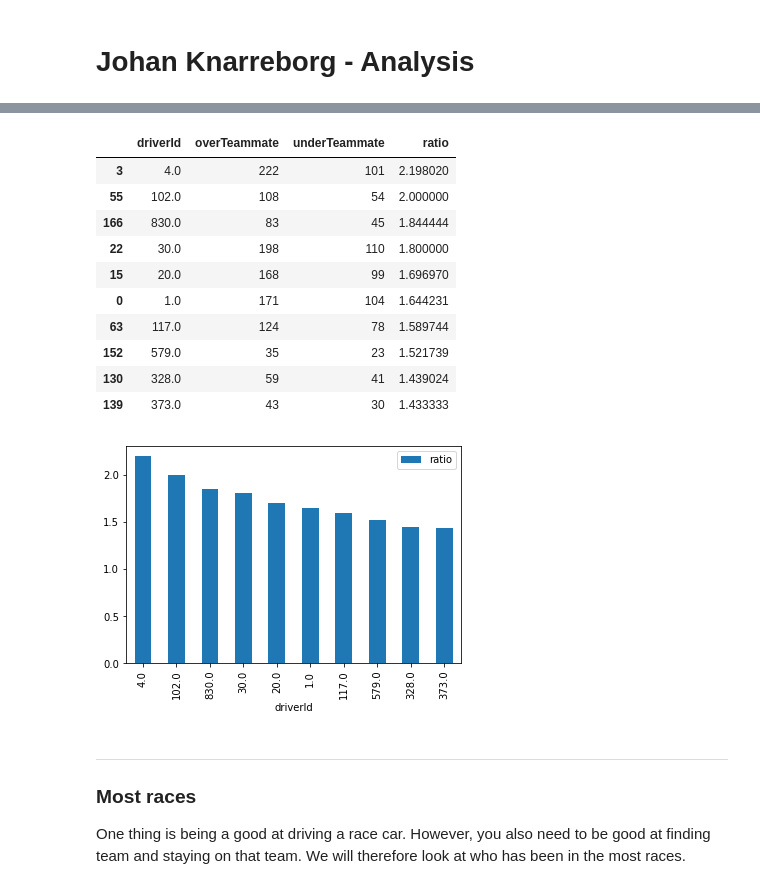
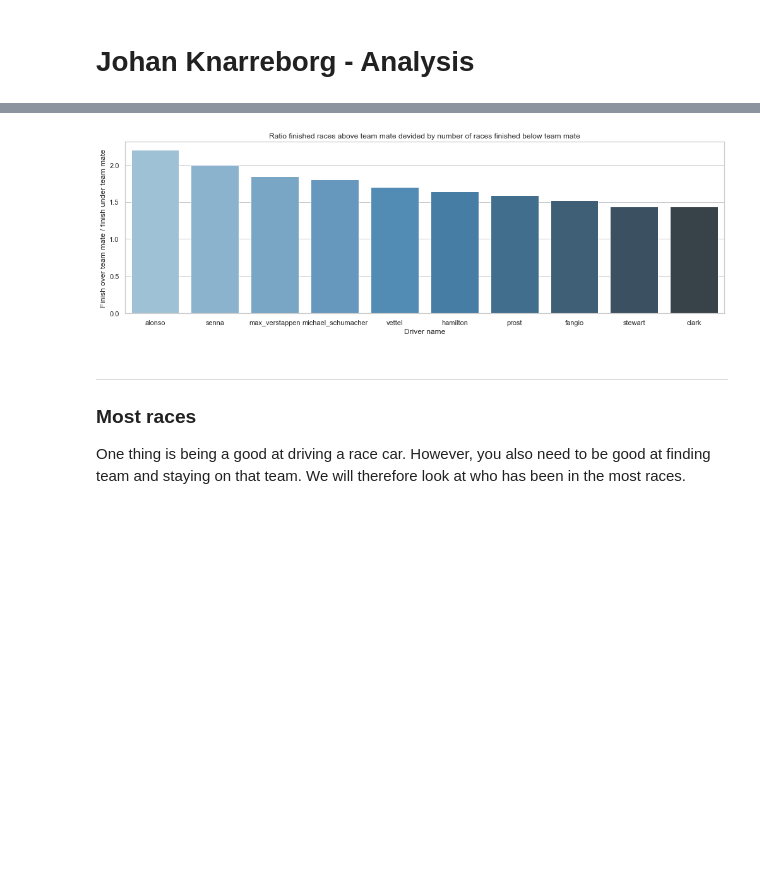
Before and after one commit to data301-2021-winter1/group16-project, a Jupyter notebook: notebooks/analysis1_analysis.ipynb, the cells around one changed output, grey strips where cells are left out. Saved outputs shown, nothing was run; the diff lists cells and outputs as text; code cells hidden in the pictures; blank space fills up the shorter version.

```diff
--- a/notebooks/analysis1_analysis.ipynb
+++ b/notebooks/analysis1_analysis.ipynb
@@ -114,4 +92,4 @@ We now see that only a handfull of people are outliers in this boxplot, with one
 # %%
-top_driver = pd.merge(avg_point,drivers[["driverId","driverRef"]],on="driverId",how="left").sort_values(by="avg_point",ascending = False)
-top_driver.head(1)
+top_driver = pd.merge(avg_point,drivers[["driverId","driverRef"]],on="driverId",how="left").sort_values(by="avg_point",ascending = False).reset_index()
+top_driver[["avg_point","driverRef"]].head(10)
 # %% [output]
@@ -150,6 +122,15 @@ Another way to normalize this is to look at the average finishing position of ea
 driver_finish = results_races[["driverId","driverRef","positionOrder"]].copy()
 driver_finish_mean = driver_finish.groupby("driverId").mean().reset_index()
 driver_finish_mean = pd.merge(driver_finish_mean,drivers[["driverId","driverRef"]], on="driverId",how="left").sort_values(by="positionOrder",ascending=True)
-#driver_finish_mean.head(10)
-ax2 = driver_finish_mean[0:10].plot.bar(x="driverRef",y="positionOrder")
+
+#removing drivers that have participated in less than 40 races.
+driver_finish_mean = driver_finish_mean.loc[driver_finish_mean["driverId"].isin(driversFiltered["driverId"])]
+
+#plotting the top ten drivers
+f = plt.figure(figsize=[17,5])
+ax = sns.barplot(x=driver_finish_mean["driverRef"][0:10], y=driver_finish_mean["positionOrder"][0:10], data=driver_finish_mean,palette="Blues_d")
+plt.xticks(rotation=75)
+plt.ylabel("Position")
+plt.xlabel("Driver name")
+plt.title("Average finish position");
 # %% [output]
@@ -201,13 +190,19 @@ When driving one of your goals is to not crash and arrive to your destination. W
 We will see who finish the largest amount of the races that they participate in.
 It should be noted that this favours more recent drivers since the cars has become more reliable.
 # %%
+#finding the number of races each driver crashes in and the total number of races
 driver_crash = drivers[["driverId","driverRef"]].copy()
 driver_crash["crashRatio"]=100
-
-for i in drivers2["driverId"]:
+for i in driversFiltered["driverId"]:
     if np.size(results_races["positionText"][results_races["driverId"]==i])>15:
         crashRatio = np.size(results_races["positionText"][results_races["driverId"]==i][results_races["positionText"]=="R"])/np.size(results_races["positionText"][results_races["driverId"]==i])
         driver_crash.loc[driver_crash["driverId"]==i,"crashRatio"]=crashRatio
 driver_crash = driver_crash.sort_values(by="crashRatio")
-ax = driver_crash[0:10].plot.bar(x="driverRef",y="crashRatio")
+
+#plotting the top ten drivers
+f = plt.figure(figsize=[17,5])
+ax = sns.barplot(x=driver_crash["driverRef"][0:10], y=driver_crash["crashRatio"][0:10], data=driver_crash[0:10],palette="Blues_d")
+plt.ylabel("crash-ratio")
+plt.xlabel("Driver name")
+plt.title("Ratio of ratio not finished to total number of races");
 # %% [output]
@@ -224,43 +221,38 @@ for i in driver_crash["driverId"][0:10]:
 ### Best driver compared to team mate
 Drivers has over the years been competing in pairs with almost identical cars from the same constructor. We will therefore take a look at what driver has outperformed his own team mate the most.
 # %%
+#making the dataframe for finding the ratio of finishing position over team mate
 driver_ratio = pd.DataFrame(columns=["driverId"])
 driver_ratio["driverId"] =top_driver["driverId"].copy()
 driver_ratio["overTeammate"]=0
 driver_ratio["underTeammate"]=0
 
-
+#going through the top 20 drivers in regards to average points scored to find this ratio
 for i in top_driver["driverId"][0:20]:
     over = 0
     under = 0
     for b in results_races["raceId"][results_races["driverId"]==i]:
         constructor = results_races[results_races["raceId"]==b]
         constructor= list(constructor.loc[results_races["driverId"]==i,"constructorId"])[0]
         position = results_races[results_races["raceId"]==b]
         position = position.loc(axis=0)[results_races["constructorId"]==constructor].sort_values(by="positionOrder",ascending=True)
         if list(position["driverId"])[0]==i:
             over = over+1
         else:
             under = under +1
         driver_ratio[driver_ratio["driverId"]==i]=[i,over,under]
+driver_ratio["ratio"]=driver_ratio["overTeammate"]/driver_ratio["underTeammate"]
+driver_ratio = pd.merge(driver_ratio,drivers[["driverId","driverRef"]], on ="driverId" ,how = "left")
+driver_ratio = driver_ratio.sort_values(by="ratio",ascending = False)
 
-driver_ratio["ratio"]=driver_ratio["overTeammate"]/driver_ratio["underTeammate"]
-driver_ratio = driver_ratio.sort_values(by="ratio",ascending = False)
-ax = driver_ratio[0:10].plot.bar(x="driverId",y="ratio")
-driver_ratio.head(10)
+#plotting the top ten drivers
+f = plt.figure(figsize=[17,5])
+ax = sns.barplot(x=driver_ratio["driverRef"][0:10], y=driver_ratio["ratio"][0:10], data=driver_ratio[0:10],palette="Blues_d")
+plt.ylabel("Finish over team mate / finish under team mate")
+plt.xlabel("Driver name")
+plt.title("Ratio finished races above team mate devided by number of races finished below team mate");
 # %% [output]
-|  | driverId | overTeammate | underTeammate | ratio |
-| 3 | 4.0 | 222 | 101 | 2.198020 |
-| 55 | 102.0 | 108 | 54 | 2.000000 |
-| 166 | 830.0 | 83 | 45 | 1.844444 |
-| 22 | 30.0 | 198 | 110 | 1.800000 |
-| 15 | 20.0 | 168 | 99 | 1.696970 |
-| 0 | 1.0 | 171 | 104 | 1.644231 |
-| 63 | 117.0 | 124 | 78 | 1.589744 |
-| 152 | 579.0 | 35 | 23 | 1.521739 |
-| 130 | 328.0 | 59 | 41 | 1.439024 |
-| 139 | 373.0 | 43 | 30 | 1.433333 |
-[figure, old version]
+[figure, new version]
 # %%
 #giving the top ten drivers of this parameter points from 1-10.
 p = 10
```
Also changed, not shown: parts of 30 cells of this notebook, 3 other files.
